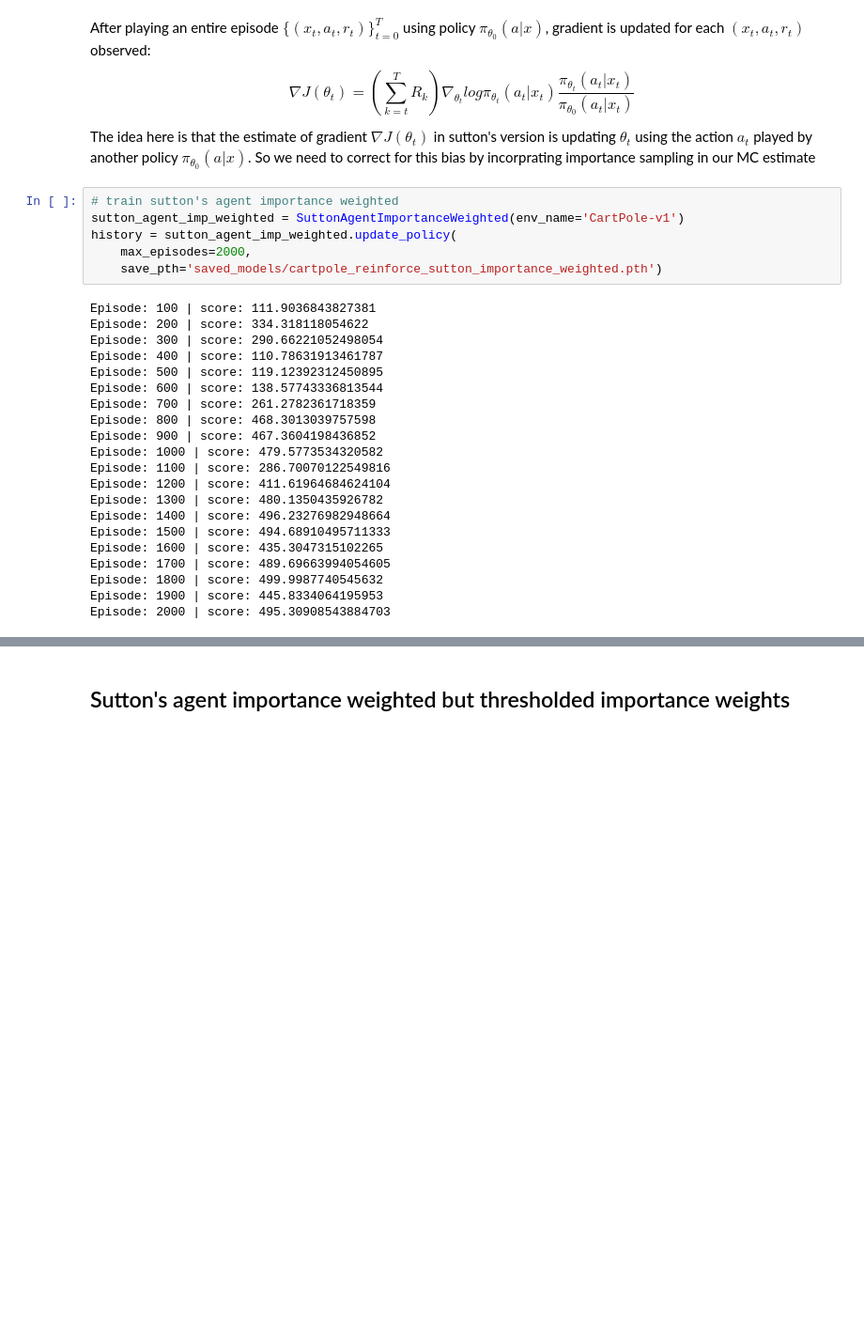
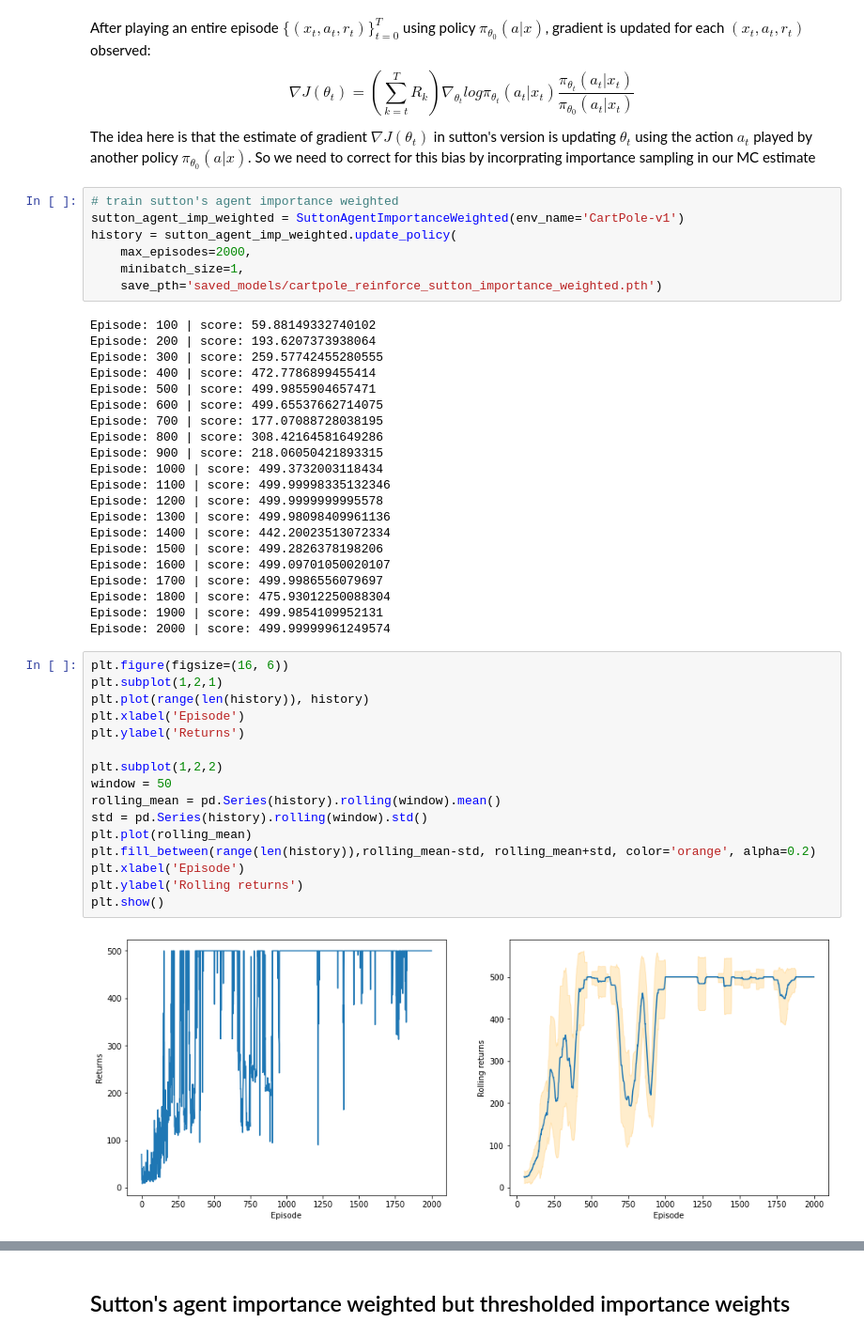
Before and after one commit to Regressionist/reinforce, a Jupyter notebook: reinforce_experiments.ipynb, the cells around one changed output, grey strips where cells are left out. Shown: that part at 94% size. Drawn from its saved outputs; the diff is of its cells as text; blank space fills up the shorter version.

```diff
--- a/reinforce_experiments.ipynb
+++ b/reinforce_experiments.ipynb
@@ -122,25 +122,44 @@ The idea here is that the estimate of gradient $\nabla J(\theta_t)$ in sutton's
 sutton_agent_imp_weighted = SuttonAgentImportanceWeighted(env_name='CartPole-v1')
 history = sutton_agent_imp_weighted.update_policy(
     max_episodes=2000,
+    minibatch_size=1,
     save_pth='saved_models/cartpole_reinforce_sutton_importance_weighted.pth')
 # %% [output]
-Episode: 100 | score: 111.9036843827381
-Episode: 200 | score: 334.318118054622
-Episode: 300 | score: 290.66221052498054
-Episode: 400 | score: 110.78631913461787
-Episode: 500 | score: 119.12392312450895
-Episode: 600 | score: 138.57743336813544
-Episode: 700 | score: 261.2782361718359
-Episode: 800 | score: 468.3013039757598
-Episode: 900 | score: 467.3604198436852
-Episode: 1000 | score: 479.5773534320582
-Episode: 1100 | score: 286.70070122549816
-Episode: 1200 | score: 411.61964684624104
-Episode: 1300 | score: 480.1350435926782
-Episode: 1400 | score: 496.23276982948664
-Episode: 1500 | score: 494.68910495711333
-Episode: 1600 | score: 435.3047315102265
-Episode: 1700 | score: 489.69663994054605
-Episode: 1800 | score: 499.9987740545632
-Episode: 1900 | score: 445.8334064195953
-Episode: 2000 | score: 495.30908543884703
+Episode: 100 | score: 59.88149332740102
+Episode: 200 | score: 193.6207373938064
+Episode: 300 | score: 259.57742455280555
+Episode: 400 | score: 472.7786899455414
+Episode: 500 | score: 499.9855904657471
+Episode: 600 | score: 499.65537662714075
+Episode: 700 | score: 177.07088728038195
+Episode: 800 | score: 308.42164581649286
+Episode: 900 | score: 218.06050421893315
+Episode: 1000 | score: 499.3732003118434
+Episode: 1100 | score: 499.99998335132346
+Episode: 1200 | score: 499.9999999995578
+Episode: 1300 | score: 499.98098409961136
+Episode: 1400 | score: 442.20023513072334
+Episode: 1500 | score: 499.2826378198206
+Episode: 1600 | score: 499.09701050020107
+Episode: 1700 | score: 499.9986556079697
+Episode: 1800 | score: 475.93012250088304
+Episode: 1900 | score: 499.9854109952131
+Episode: 2000 | score: 499.99999961249574
+# %%
+plt.figure(figsize=(16, 6))
+plt.subplot(1,2,1)
+plt.plot(range(len(history)), history)
+plt.xlabel('Episode')
+plt.ylabel('Returns')
+
+plt.subplot(1,2,2)
+window = 50
+rolling_mean = pd.Series(history).rolling(window).mean()
+std = pd.Series(history).rolling(window).std()
+plt.plot(rolling_mean)
+plt.fill_between(range(len(history)),rolling_mean-std, rolling_mean+std, color='orange', alpha=0.2)
+plt.xlabel('Episode')
+plt.ylabel('Rolling returns')
+plt.show()
+# %% [output]
+[figure, added]
```
Also changed, not shown: parts of 9 cells of this notebook, 5 other files.
